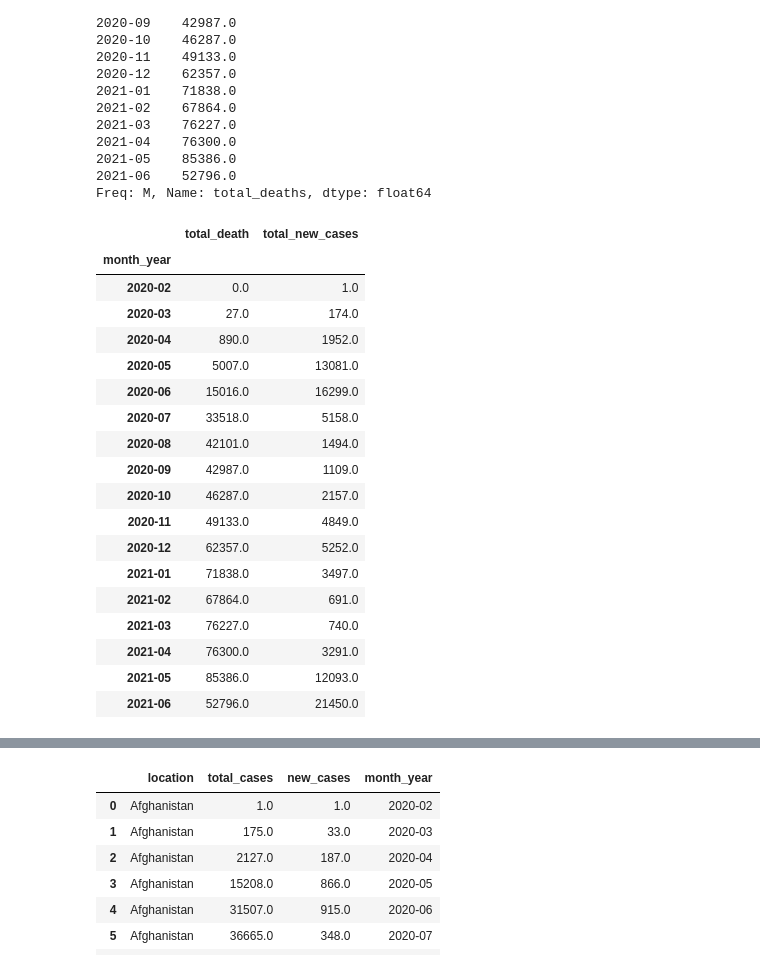
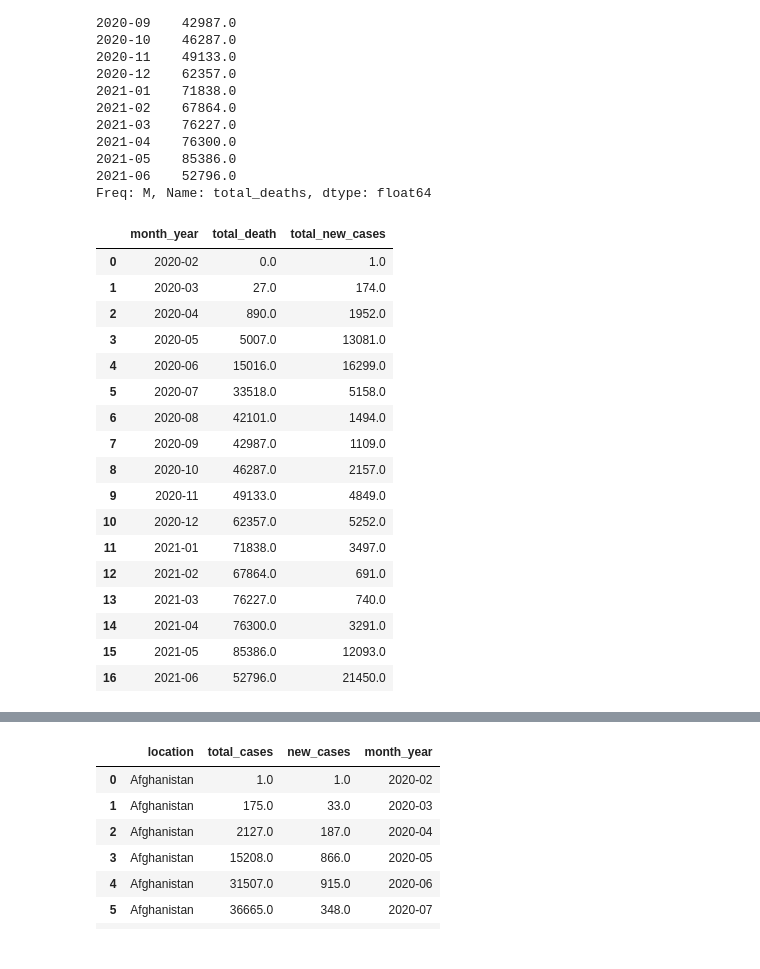
Before and after one commit to nithiyasuresh/Project-1-Covid-PolicyChangesAnalysis, a Jupyter notebook: project1.ipynb, the cells around one changed output, grey strips where cells are left out. Cells and saved outputs as stored; diff of their text form; code cells hidden in the pictures.

```diff
--- a/project1.ipynb
+++ b/project1.ipynb
@@ -254,24 +254,24 @@ month_year
 Freq: M, Name: total_deaths, dtype: float64
 # %%
 merge_data = pd.DataFrame({"total_death":total_death, "total_new_cases": total_new_cases})
+merge_data.reset_index(drop=False, inplace=True)
 merge_data
 # %% [output]
-|  | total_death | total_new_cases |
-| month_year |  |  |
-| 2020-02 | 0.0 | 1.0 |
-| 2020-03 | 27.0 | 174.0 |
-| 2020-04 | 890.0 | 1952.0 |
-| 2020-05 | 5007.0 | 13081.0 |
-| 2020-06 | 15016.0 | 16299.0 |
-| 2020-07 | 33518.0 | 5158.0 |
-| 2020-08 | 42101.0 | 1494.0 |
-| 2020-09 | 42987.0 | 1109.0 |
-| 2020-10 | 46287.0 | 2157.0 |
-| 2020-11 | 49133.0 | 4849.0 |
-| 2020-12 | 62357.0 | 5252.0 |
-| 2021-01 | 71838.0 | 3497.0 |
-| 2021-02 | 67864.0 | 691.0 |
-| 2021-03 | 76227.0 | 740.0 |
-| 2021-04 | 76300.0 | 3291.0 |
-| 2021-05 | 85386.0 | 12093.0 |
-| 2021-06 | 52796.0 | 21450.0 |
+|  | month_year | total_death | total_new_cases |
+| 0 | 2020-02 | 0.0 | 1.0 |
+| 1 | 2020-03 | 27.0 | 174.0 |
+| 2 | 2020-04 | 890.0 | 1952.0 |
+| 3 | 2020-05 | 5007.0 | 13081.0 |
+| 4 | 2020-06 | 15016.0 | 16299.0 |
+| 5 | 2020-07 | 33518.0 | 5158.0 |
+| 6 | 2020-08 | 42101.0 | 1494.0 |
+| 7 | 2020-09 | 42987.0 | 1109.0 |
+| 8 | 2020-10 | 46287.0 | 2157.0 |
+| 9 | 2020-11 | 49133.0 | 4849.0 |
+| 10 | 2020-12 | 62357.0 | 5252.0 |
+| 11 | 2021-01 | 71838.0 | 3497.0 |
+| 12 | 2021-02 | 67864.0 | 691.0 |
+| 13 | 2021-03 | 76227.0 | 740.0 |
+| 14 | 2021-04 | 76300.0 | 3291.0 |
+| 15 | 2021-05 | 85386.0 | 12093.0 |
+| 16 | 2021-06 | 52796.0 | 21450.0 |
```
Also changed, not shown: parts of 6 cells of this notebook.
